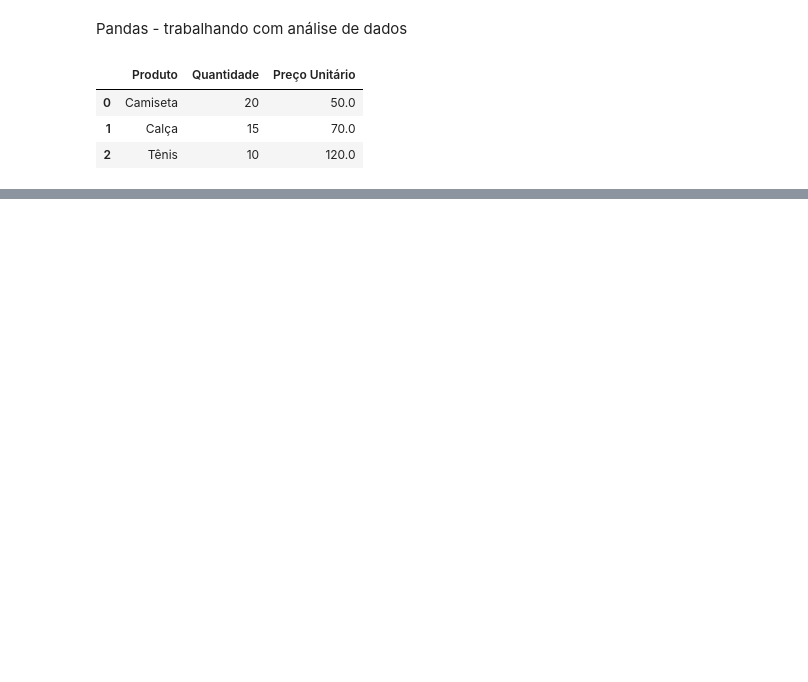
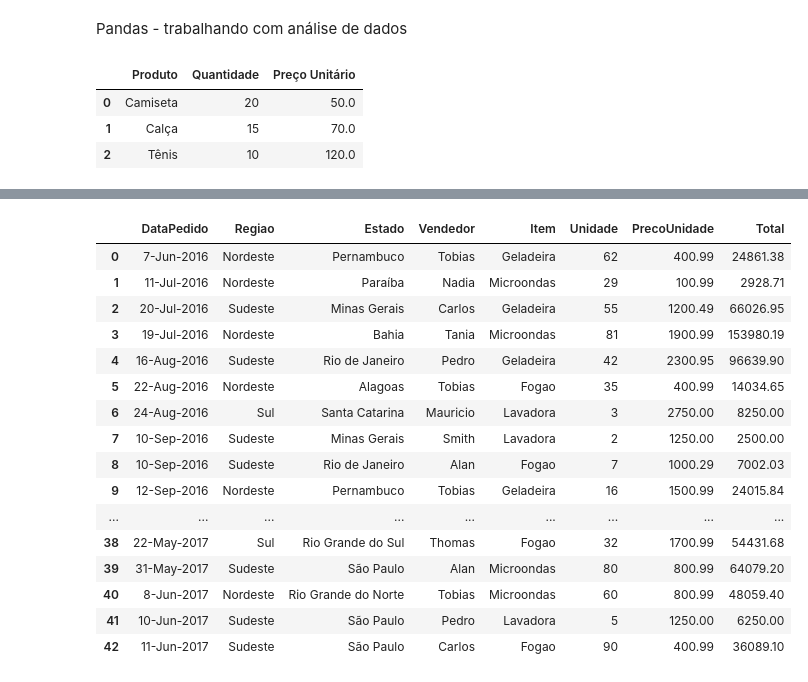
Before and after one commit to antoniofantoni/curso_python_udemy_2025, a Jupyter notebook: pandas/dados.ipynb, the cells around one changed output, grey strips where cells are left out. Drawn from its saved outputs; the diff is of its cells as text; code cells hidden in the pictures; blank space fills up the shorter version.

```diff
--- a/pandas/dados.ipynb
+++ b/pandas/dados.ipynb
@@ -46,3 +38,25 @@ df_pedidos
 | 40 | 8-Jun-2017 | Nordeste | Rio Grande do Norte | Tobias | Microondas | 60 | 800.99 |
 | 41 | 10-Jun-2017 | Sudeste | São Paulo | Pedro | Lavadora | 5 | 1250.00 |
 | 42 | 11-Jun-2017 | Sudeste | São Paulo | Carlos | Fogao | 90 | 400.99 |
+# %%
+df_pedidos['Total'] = df_pedidos['Unidade'] * df_pedidos['PrecoUnidade']
+# %%
+df_pedidos
+# %% [output]
+|  | DataPedido | Regiao | Estado | Vendedor | Item | Unidade | PrecoUnidade | Total |
+| 0 | 7-Jun-2016 | Nordeste | Pernambuco | Tobias | Geladeira | 62 | 400.99 | 24861.38 |
+| 1 | 11-Jul-2016 | Nordeste | Paraíba | Nadia | Microondas | 29 | 100.99 | 2928.71 |
+| 2 | 20-Jul-2016 | Sudeste | Minas Gerais | Carlos | Geladeira | 55 | 1200.49 | 66026.95 |
+| 3 | 19-Jul-2016 | Nordeste | Bahia | Tania | Microondas | 81 | 1900.99 | 153980.19 |
+| 4 | 16-Aug-2016 | Sudeste | Rio de Janeiro | Pedro | Geladeira | 42 | 2300.95 | 96639.90 |
+| 5 | 22-Aug-2016 | Nordeste | Alagoas | Tobias | Fogao | 35 | 400.99 | 14034.65 |
+| 6 | 24-Aug-2016 | Sul | Santa Catarina | Mauricio | Lavadora | 3 | 2750.00 | 8250.00 |
+| 7 | 10-Sep-2016 | Sudeste | Minas Gerais | Smith | Lavadora | 2 | 1250.00 | 2500.00 |
+| 8 | 10-Sep-2016 | Sudeste | Rio de Janeiro | Alan | Fogao | 7 | 1000.29 | 7002.03 |
+| 9 | 12-Sep-2016 | Nordeste | Pernambuco | Tobias | Geladeira | 16 | 1500.99 | 24015.84 |
+| ... | ... | ... | ... | ... | ... | ... | ... | ... |
+| 38 | 22-May-2017 | Sul | Rio Grande do Sul | Thomas | Fogao | 32 | 1700.99 | 54431.68 |
+| 39 | 31-May-2017 | Sudeste | São Paulo | Alan | Microondas | 80 | 800.99 | 64079.20 |
+| 40 | 8-Jun-2017 | Nordeste | Rio Grande do Norte | Tobias | Microondas | 60 | 800.99 | 48059.40 |
+| 41 | 10-Jun-2017 | Sudeste | São Paulo | Pedro | Lavadora | 5 | 1250.00 | 6250.00 |
+| 42 | 11-Jun-2017 | Sudeste | São Paulo | Carlos | Fogao | 90 | 400.99 | 36089.10 |
```
Also changed, not shown: parts of 2 cells of this notebook, 1 other file.
